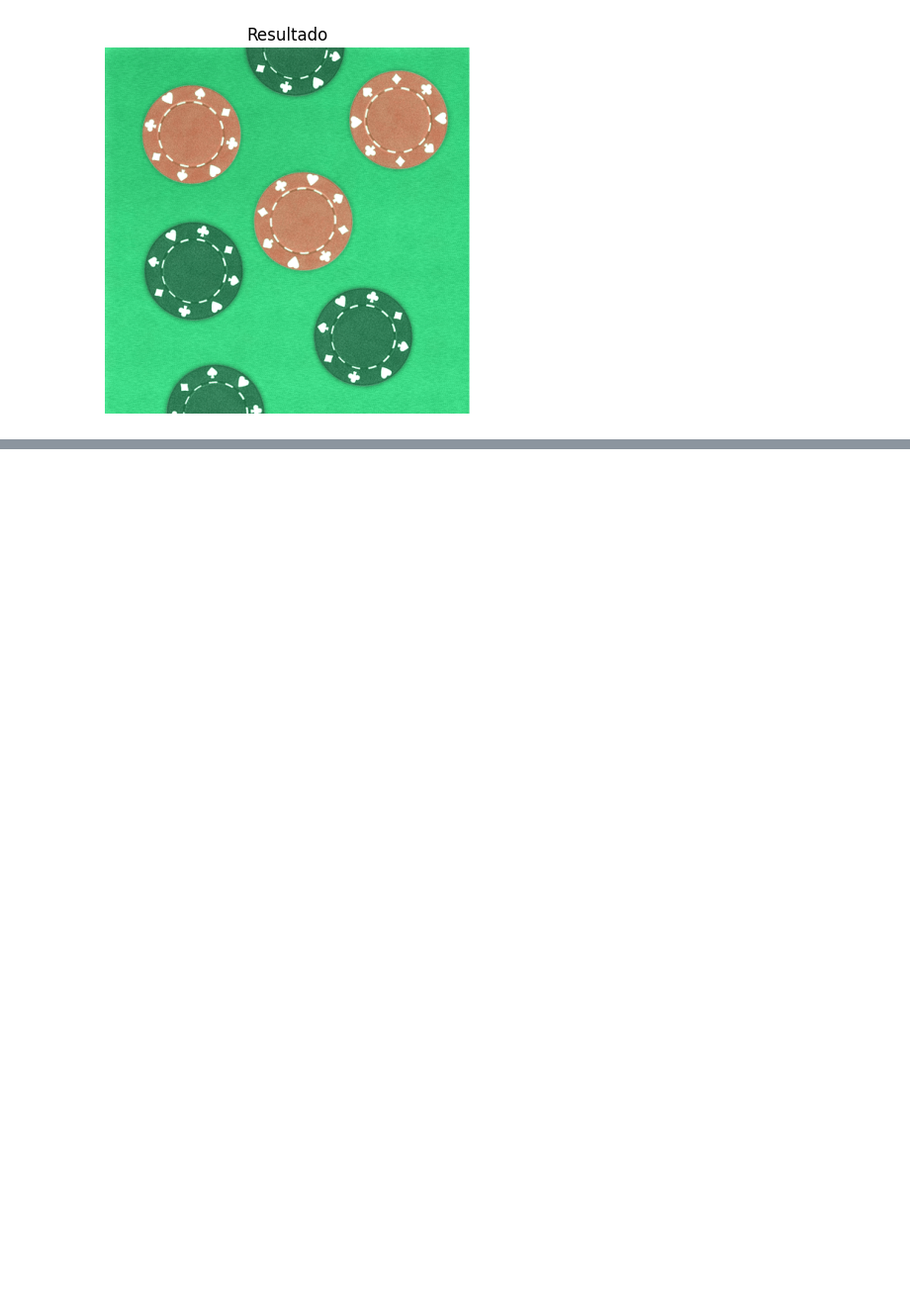
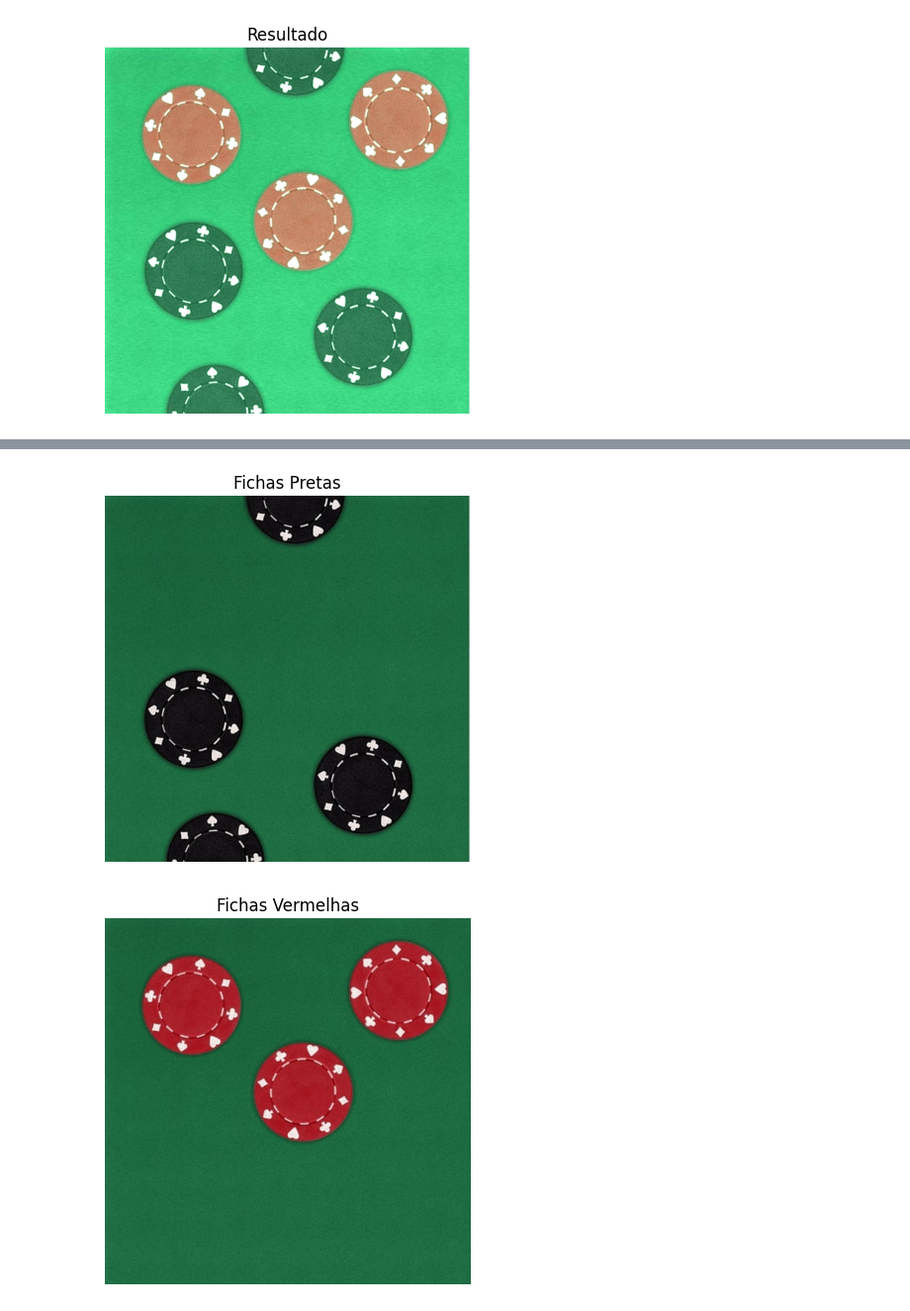
Before and after one commit to HyagoAllyf/computer-vision, a Jupyter notebook: aula5.ipynb, the cells around one changed output, grey strips where cells are left out. Shown at 99% size. Cells and saved outputs as stored; diff of their text form; code cells hidden in the pictures; blank space fills up the shorter version.

```diff
--- a/aula5.ipynb
+++ b/aula5.ipynb
@@ -342,0 +419,31 @@ plt.axis('off')
+# %%
+import cv2
+import matplotlib.pyplot as plt
+
+imagemFichasVermelhas = cv2.imread('C:/Users/hyago/documentos/Meusprojetos/python/computacao_visual/computer-vision/ficha_vermelha.jpg')
+
+imagemFichasPretas = cv2.imread('C:/Users/hyago/documentos/Meusprojetos/python/computacao_visual/computer-vision/ficha_preta.jpg')
+
+imagem = cv2.addWeighted(
+    imagemFichasVermelhas, 1, imagemFichasPretas, 0.2, 0
+)
+
+plt.figure(1)
+plt.title('Fichas Pretas')
+plt.imshow(cv2.cvtColor(imagemFichasPretas, cv2.COLOR_BGR2RGB))
+plt.axis('off')
+
+plt.figure(2)
+plt.title('Fichas Vermelhas')
+plt.imshow(cv2.cvtColor(imagemFichasVermelhas, cv2.COLOR_BGR2RGB))
+plt.axis('off')
+
+plt.figure(3)
+plt.title('Mesclagem')
+plt.imshow(cv2.cvtColor(imagem, cv2.COLOR_BGR2RGB))
+plt.axis('off')
+
+plt.show()
+# %% [output]
+[figure, added]
+[figure, added]
```
Also changed, not shown: parts of 7 cells of this notebook, 24 other files.
